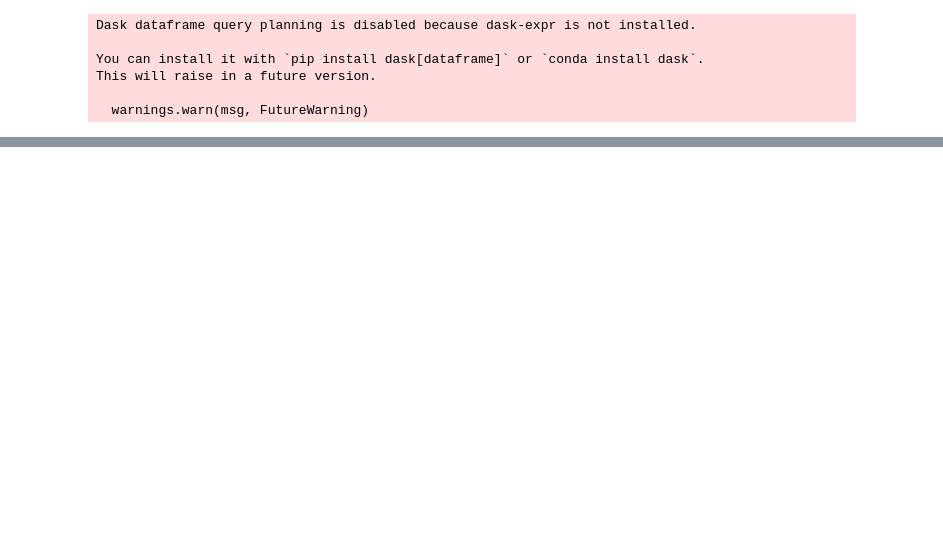
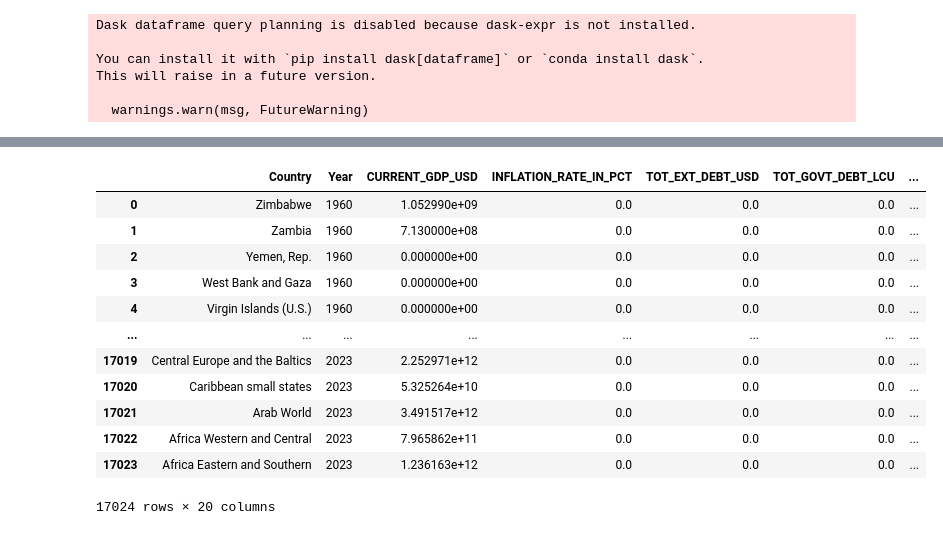
Before and after one commit to PranavShashidhara/Country-Default-Prediction, a Jupyter notebook: Debt_default_and_Time_series_analysis.ipynb, the cells around one changed output, grey strips where cells are left out. Cells and saved outputs as stored; diff of their text form; code cells hidden in the pictures; blank space fills up the shorter version.

```diff
--- a/Debt_default_and_Time_series_analysis.ipynb
+++ b/Debt_default_and_Time_series_analysis.ipynb
@@ -112,0 +323,17 @@ weighted avg       0.97      0.95      0.96     18538
+# %%
+data_df[['Country', 'Year', 'CURRENT_GDP_USD', 'INFLATION_RATE_IN_PCT', 'TOT_EXT_DEBT_USD', 'TOT_GOVT_DEBT_LCU', 'LONG_EXT_DEBT_USD', 'PUBLIC_OWNED_DEBT_USD', 'PRIVATE_OWNED_DEBT_USD', 'SHORT_TERM_EXT_DEBT',\
+    'CUR_VAL_EXT_DEBT', 'EXPORTS', 'IMPORTS', 'TAX_REVENUE_PCT_GDP', 'UNEMPLOYMENT_RATE', 'POP_GROWTH_RATE', 'DEBT_TO_GDP', 'TRADE_BALANCE', 'TRADE_BAL_PCT_GDP', 'DEFAULT']]
+# %% [output]
+|  | Country | Year | CURRENT_GDP_USD | INFLATION_RATE_IN_PCT | TOT_EXT_DEBT_USD | TOT_GOVT_DEBT_LCU | ... |
+| 0 | Zimbabwe | 1960 | 1.052990e+09 | 0.0 | 0.0 | 0.0 | ... |
+| 1 | Zambia | 1960 | 7.130000e+08 | 0.0 | 0.0 | 0.0 | ... |
+| 2 | Yemen, Rep. | 1960 | 0.000000e+00 | 0.0 | 0.0 | 0.0 | ... |
+| 3 | West Bank and Gaza | 1960 | 0.000000e+00 | 0.0 | 0.0 | 0.0 | ... |
+| 4 | Virgin Islands (U.S.) | 1960 | 0.000000e+00 | 0.0 | 0.0 | 0.0 | ... |
+| ... | ... | ... | ... | ... | ... | ... | ... |
+| 17019 | Central Europe and the Baltics | 2023 | 2.252971e+12 | 0.0 | 0.0 | 0.0 | ... |
+| 17020 | Caribbean small states | 2023 | 5.325264e+10 | 0.0 | 0.0 | 0.0 | ... |
+| 17021 | Arab World | 2023 | 3.491517e+12 | 0.0 | 0.0 | 0.0 | ... |
+| 17022 | Africa Western and Central | 2023 | 7.965862e+11 | 0.0 | 0.0 | 0.0 | ... |
+| 17023 | Africa Eastern and Southern | 2023 | 1.236163e+12 | 0.0 | 0.0 | 0.0 | ... |
+17024 rows × 20 columns
```
Also changed, not shown: parts of 13 cells of this notebook.
